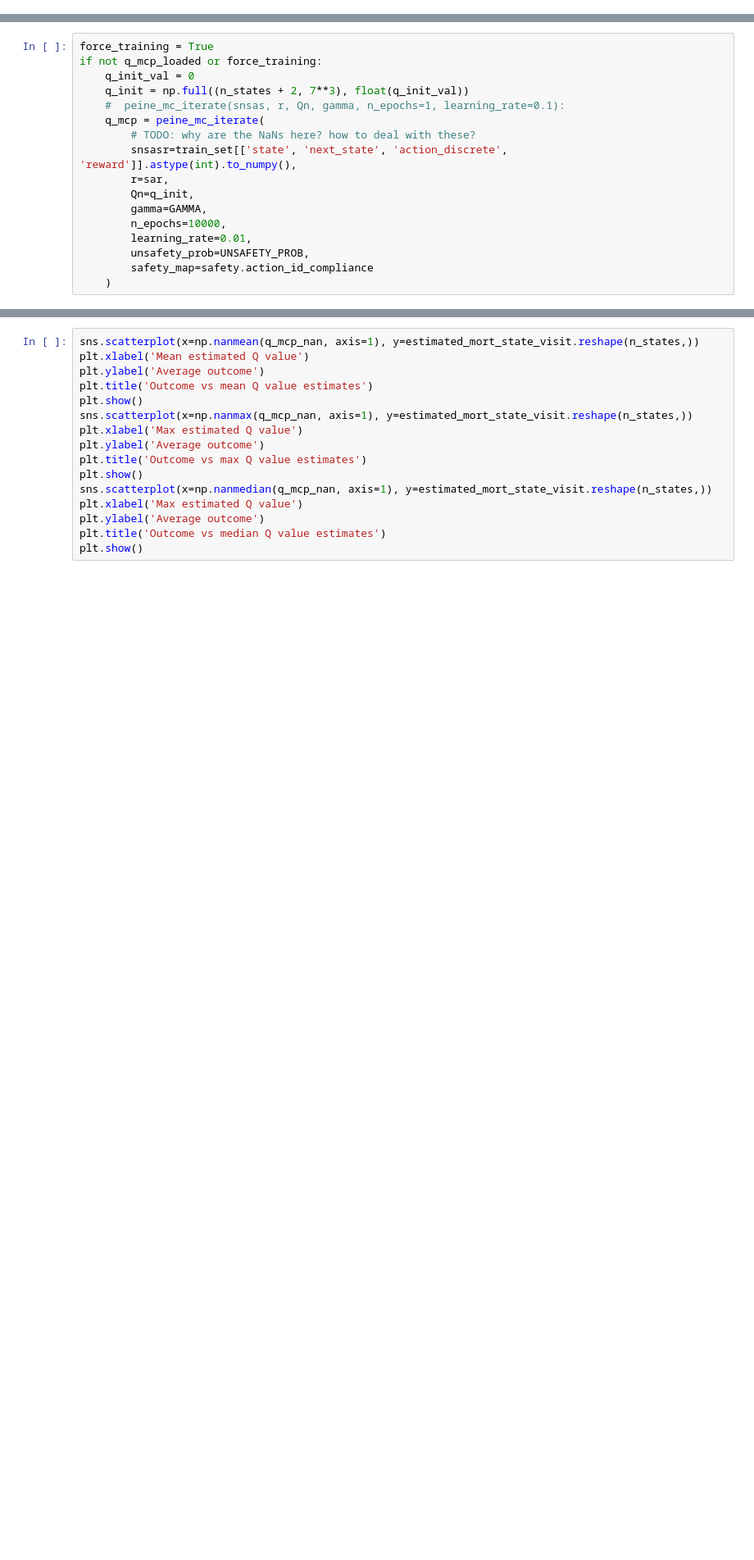
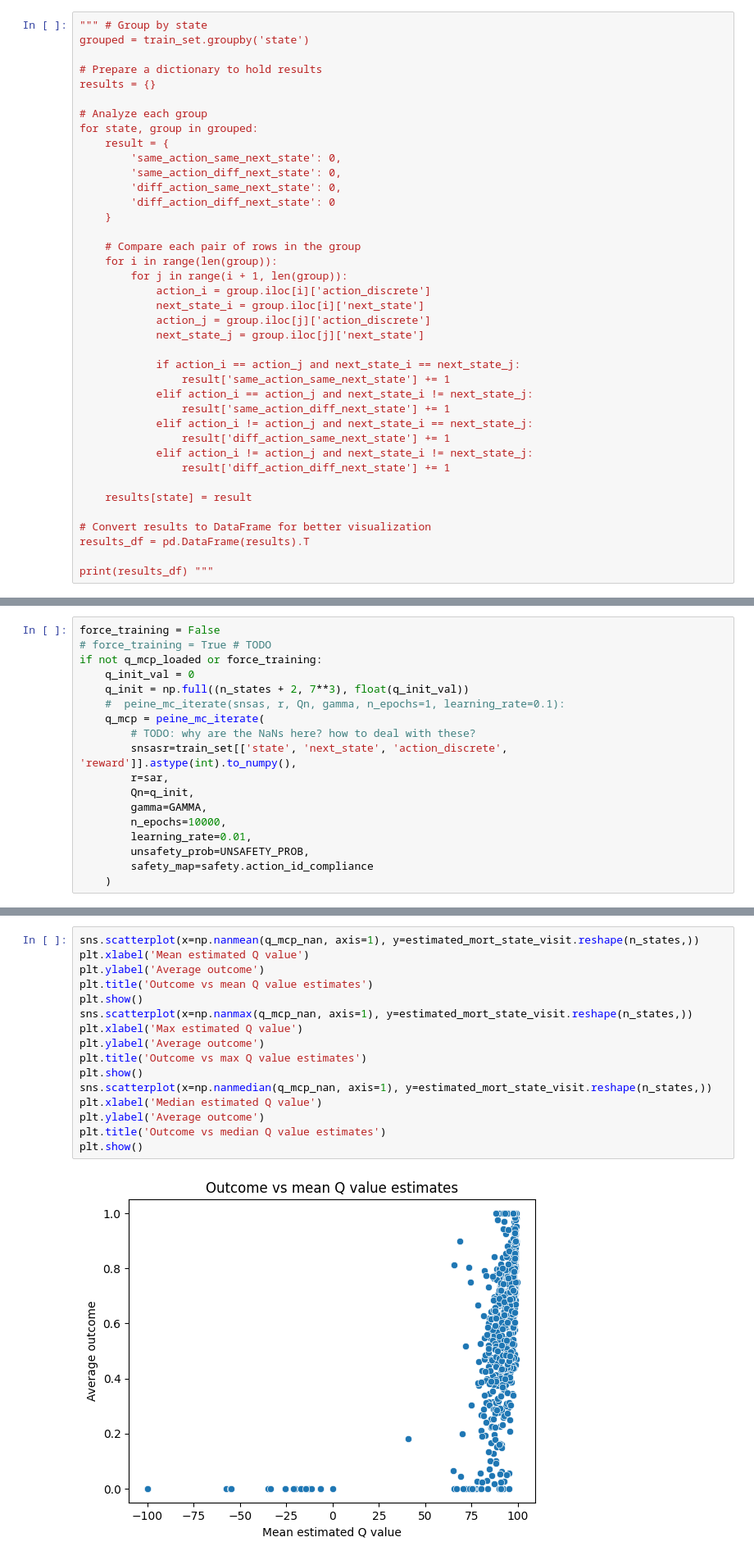
Before and after one commit to timothy0203/guideline-informed-vent-rl, a Jupyter notebook: scripts/Clustering and Training.ipynb, the cells around one changed output, grey strips where cells are left out. Shown at 82% size. Drawn from its saved outputs; the diff is of its cells as text; blank space fills up the shorter version.

```diff
--- a/scripts/Clustering and Training.ipynb
+++ b/scripts/Clustering and Training.ipynb
@@ -366,0 +634,39 @@ if CREATE_TRAJS:
+# %%
+""" # Group by state
+grouped = train_set.groupby('state')
+
+# Prepare a dictionary to hold results
+results = {}
+
+# Analyze each group
+for state, group in grouped:
+    result = {
+        'same_action_same_next_state': 0,
+        'same_action_diff_next_state': 0,
+        'diff_action_same_next_state': 0,
+        'diff_action_diff_next_state': 0
+    }
+
+    # Compare each pair of rows in the group
+    for i in range(len(group)):
+        for j in range(i + 1, len(group)):
+            action_i = group.iloc[i]['action_discrete']
+            next_state_i = group.iloc[i]['next_state']
+            action_j = group.iloc[j]['action_discrete']
+            next_state_j = group.iloc[j]['next_state']
+
+            if action_i == action_j and next_state_i == next_state_j:
+                result['same_action_same_next_state'] += 1
+            elif action_i == action_j and next_state_i != next_state_j:
+                result['same_action_diff_next_state'] += 1
+            elif action_i != action_j and next_state_i == next_state_j:
+                result['diff_action_same_next_state'] += 1
+            elif action_i != action_j and next_state_i != next_state_j:
+                result['diff_action_diff_next_state'] += 1
+
+    results[state] = result
+
+# Convert results to DataFrame for better visualization
+results_df = pd.DataFrame(results).T
+
+print(results_df) """
@@ -781,5 +1285,6 @@ else:
 # %%
-force_training = True
+force_training = False
+# force_training = True # TODO
 if not q_mcp_loaded or force_training:
     q_init_val = 0
     q_init = np.full((n_states + 2, 7**3), float(q_init_val))
@@ -869,16 +1411,18 @@ estimated_mort_state_visit = train_set.groupby('state').mean('positive_outcome')
 # %%
 sns.scatterplot(x=np.nanmean(q_mcp_nan, axis=1), y=estimated_mort_state_visit.reshape(n_states,))
 plt.xlabel('Mean estimated Q value')
 plt.ylabel('Average outcome')
 plt.title('Outcome vs mean Q value estimates')
 plt.show()
 sns.scatterplot(x=np.nanmax(q_mcp_nan, axis=1), y=estimated_mort_state_visit.reshape(n_states,))
 plt.xlabel('Max estimated Q value')
 plt.ylabel('Average outcome')
 plt.title('Outcome vs max Q value estimates')
 plt.show()
 sns.scatterplot(x=np.nanmedian(q_mcp_nan, axis=1), y=estimated_mort_state_visit.reshape(n_states,))
-plt.xlabel('Max estimated Q value')
+plt.xlabel('Median estimated Q value')
 plt.ylabel('Average outcome')
 plt.title('Outcome vs median Q value estimates')
 plt.show()
+# %% [output]
+[figure, added]
```
Also changed, not shown: parts of 93 cells of this notebook, 23 other files.
